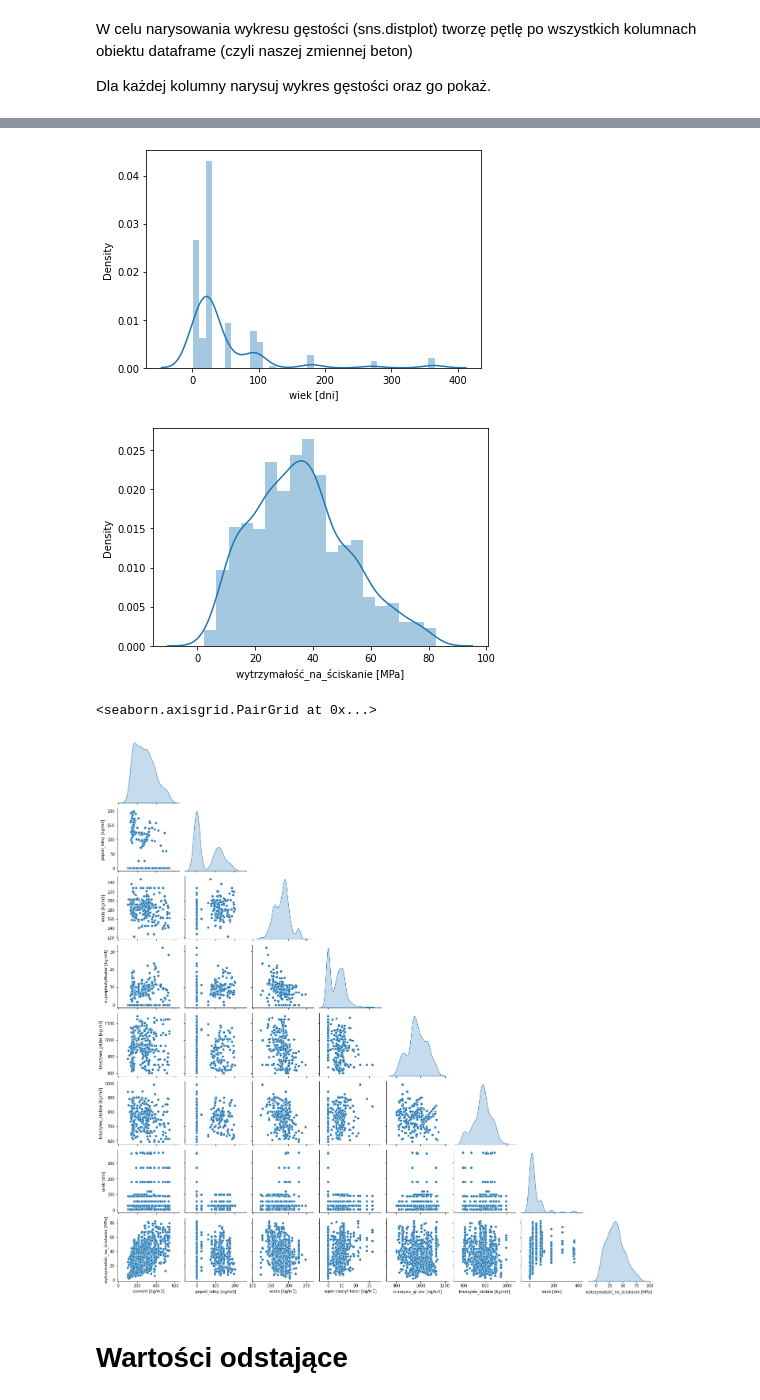
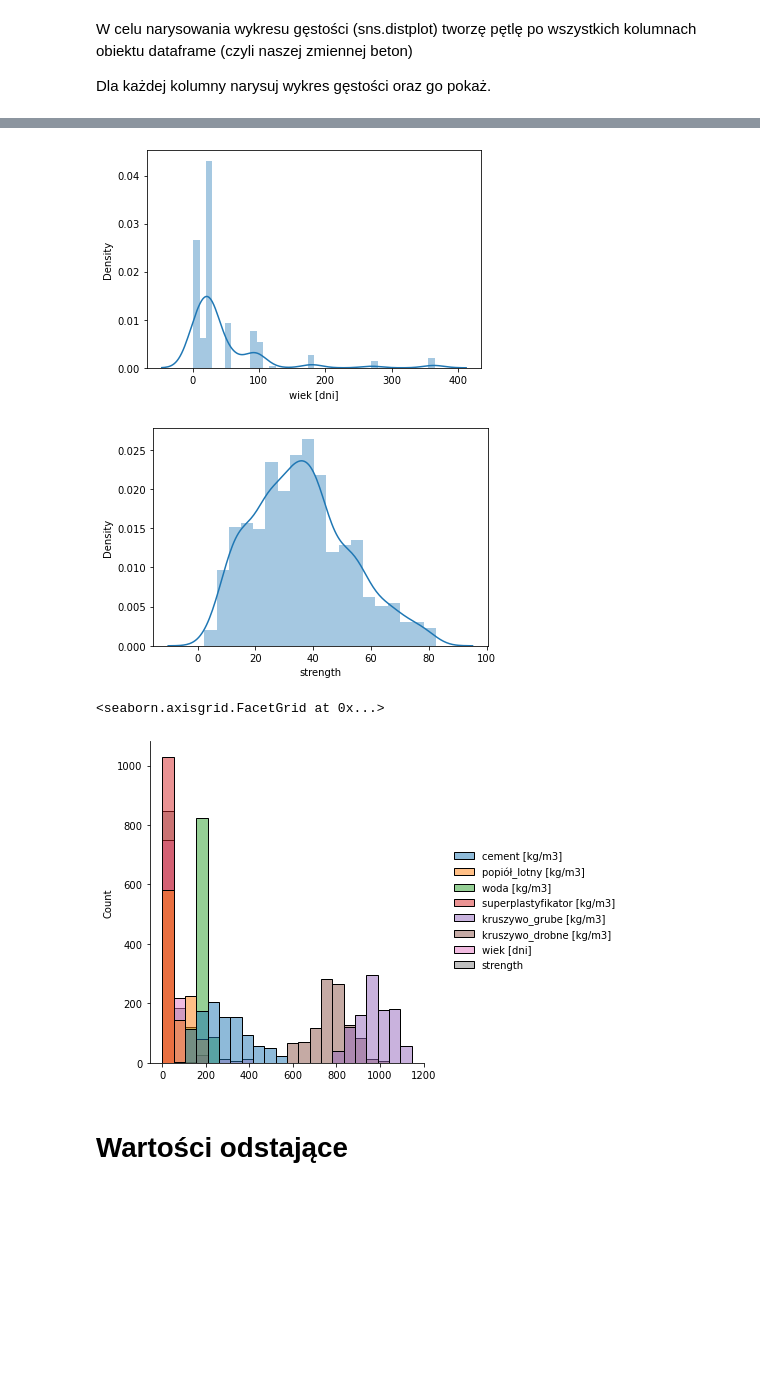
Before and after one commit to brownmilleryt/concrete-strenght-calculator, a Jupyter notebook: _Predykcja.ipynb, the cells around one changed output, grey strips where cells are left out. Drawn from its saved outputs; the diff is of its cells as text; code cells hidden in the pictures; blank space fills up the shorter version.

Commit message:
Dodanie przykładowego pliku bazy danych + poprawki w Jupyterze

```diff
--- a/_Predykcja.ipynb
+++ b/_Predykcja.ipynb
@@ -47,7 +47,7 @@ Wczytanie pliku bazy danych
 W poniższym kroku wczytuję dane z pliku .csv
 literka "r" przed stringiem oznacza "raw input" przez co nie ma problemów ze znakami ucieczki
 # %%
-path = r"C:\Users\sied\Desktop\concrete_data.csv" #sciezka do bazy danych
+path = r"C:\Users\Damian\Desktop\xD\Projekty\concrete-strenght-calculator\concrete.csv" #sciezka do bazy danych
 # %% [markdown]
 Do zmiennej beton przypisuję obiekt "dataframe" odczytany z pliku .csv za pomocą wbudowanej metody pandasa ".read_csv(ścieżka)"
 # %%
@@ -108,5 +108,5 @@ for i in beton.columns:
     sns.distplot(beton[i])
     plt.show()
 
-sns.pairplot(beton, diag_kind = "kde", corner=True)
+sns.displot(beton)
 # %% [output]
@@ -114,12 +114,12 @@ sns.pairplot(beton, diag_kind = "kde", corner=True)
 [figure]
 [figure]
 [figure]
 [figure]
 [figure]
 [figure]
-[figure, old version]
+[figure, new version]
-<seaborn.axisgrid.PairGrid at 0x...>
+<seaborn.axisgrid.FacetGrid at 0x...>
-[figure, old version]
+[figure, new version]
 # %% [markdown]
 # Wartości odstające
 # %% [markdown]
```
Also changed, not shown: parts of 47 cells of this notebook, 1 other file.
